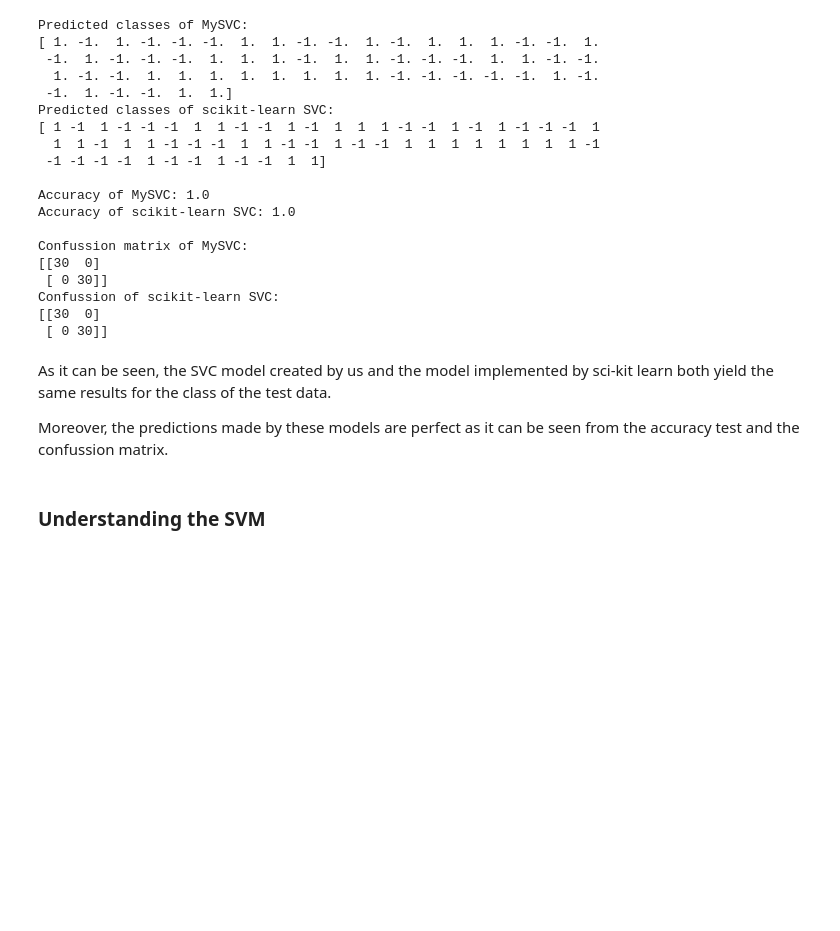
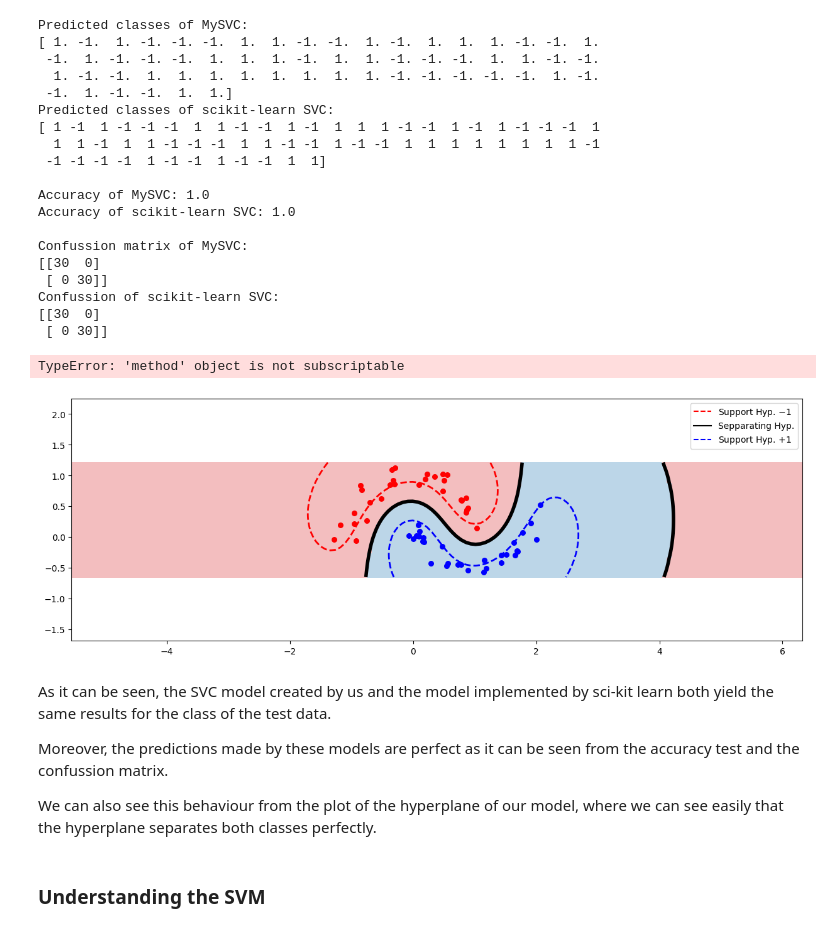
Before and after one commit to RafaDom02/MAAA, a Jupyter notebook: MAAA-24_25-SMO_Qst.ipynb, the cells around one changed output. Saved outputs shown, nothing was run; the diff lists cells and outputs as text; code cells hidden in the pictures; blank space fills up the shorter version.

```diff
--- a/MAAA-24_25-SMO_Qst.ipynb
+++ b/MAAA-24_25-SMO_Qst.ipynb
@@ -335,8 +335,8 @@ class MySVC:
                 kappa = 2 * K[i, j] - K[i, i] - K[j, j]
 
                 d = y[j] * (E_j - E_i) / kappa
+
                 self.a[j] = self.__clip(old_a[j] + d, i, j, y)
-
                 self.a[i] = old_a[i] - y[i] * y[j] * (self.a[j] - old_a[j])
 
             if np.any(np.isnan(self.a)) or np.any(np.isinf(self.a)):
@@ -397,16 +397,16 @@ class MySVC:
         return np.random.choice(j[j != i])
 
     # PART 2: to answer the questions directly
-    def get_support_vectors(self, x):
+    def support_vectors_(self, x):
         """
         Returns the support vectors based on alpha values.
 
         Returns:
             np.ndarray: Support vectors.
         """
-        # CREO QUE DEBERÍA DEFINIR self.a COMO EL self.a DEL FIT, PERO ENTONCES LO TENDRÍA QUE DEVOLVER
-        # NO SÉ HACERLO :(
-        return x[self.a > 0]
+        self.x = x
+        sv_indices = (self.a > 0)
+        return self.x[sv_indices]
 
     def get_classification_status(self, x, y):
         """
@@ -415,9 +415,11 @@ class MySVC:
         Returns:
             tuple: Two arrays, (well_classified, badly_classified).
         """
-        decision_values = self.decision_function(x)
-        well_classified = x[(y * decision_values) > 0]
-        badly_classified = x[(y * decision_values) <= 0]
+        self.x = x
+        self.y = y
+        decision_values = self.decision_function(self.x)
+        well_classified = self.x[(self.y * decision_values) > 0]
+        badly_classified = self.x[(self.y * decision_values) <= 0]
         return well_classified, badly_classified
 
     def get_supporting_hyperplane_points(self, x, y):
@@ -427,8 +429,10 @@ class MySVC:
         Returns:
             np.ndarray: Points on the supporting hyperplanes.
         """
+        self.x = x
+        self.y = y
         decision_values = self.decision_function(x)
-        return x[np.isclose(y * decision_values, 1, atol=1e-5)]
+        return x[np.isclose(y * decision_values, 1, atol=1e-3)]
 
     def get_wrong_side_well_classified(self, x, y):
         """
@@ -437,6 +441,7 @@ class MySVC:
         Returns:
             np.ndarray: Points on the wrong side of the hyperplanes but well classified.
         """
+
         decision_values = self.decision_function(x)
         return x[(y * decision_values > 0) & (y * decision_values < 1)]
 # %% [markdown]
@@ -517,10 +522,17 @@ Confussion matrix of MySVC:
 Confussion of scikit-learn SVC:
 [[30  0]
  [ 0 30]]
+# %%
+plot_svc(x_te, y_te, model_my)
+# %% [output]
+TypeError: 'method' object is not subscriptable
+[figure, added]
 # %% [markdown]
 As it can be seen, the SVC model created by us and the model implemented by sci-kit learn both yield the same results for the class of the test data.
 
 Moreover, the predictions made by these models are perfect as it can be seen from the accuracy test and the confussion matrix.
+
+We can also see this behaviour from the plot of the hyperplane of our model, where we can see easily that the hyperplane separates both classes perfectly.
 # %% [markdown]
 ### Understanding the SVM
 # %% [markdown]
```
Also changed, not shown: parts of 3 cells of this notebook.
